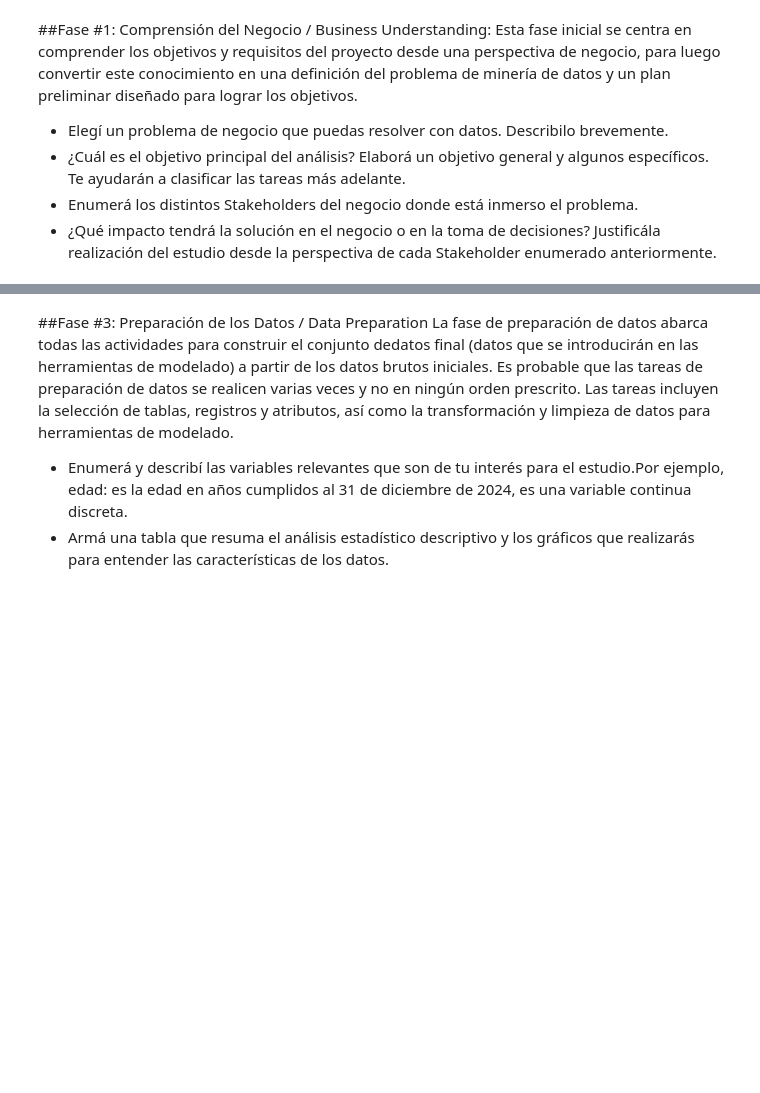
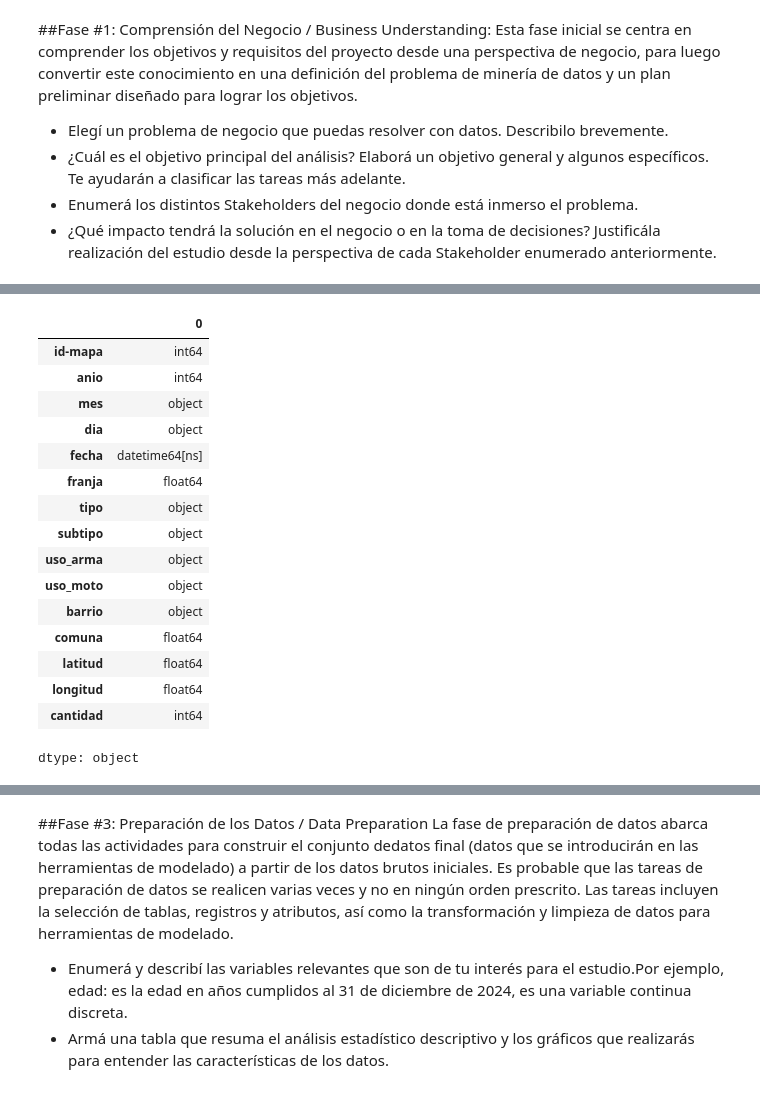
Before and after one commit to ChronosXV/Ingenieria_Software, a Jupyter notebook: Proyecto/UGR_Ing_de_Software_Grupo_2_TP.ipynb, the cells around one changed output, grey strips where cells are left out. Drawn from its saved outputs; the diff is of its cells as text; code cells hidden in the pictures; blank space fills up the shorter version.

```diff
--- a/Proyecto/UGR_Ing_de_Software_Grupo_2_TP.ipynb
+++ b/Proyecto/UGR_Ing_de_Software_Grupo_2_TP.ipynb
@@ -52,0 +130,21 @@ La fase de comprensión de datos comienza con una recopilación inicial de datos
+# %%
+# Verificamos el tipo de dato de nuestras variables
+df_delitos.dtypes
+# %% [output]
+|  | 0 |
+| id-mapa | int64 |
+| anio | int64 |
+| mes | object |
+| dia | object |
+| fecha | datetime64[ns] |
+| franja | float64 |
+| tipo | object |
+| subtipo | object |
+| uso_arma | object |
+| uso_moto | object |
+| barrio | object |
+| comuna | float64 |
+| latitud | float64 |
+| longitud | float64 |
+| cantidad | int64 |
+dtype: object
```
Also changed, not shown: parts of 22 cells of this notebook.
